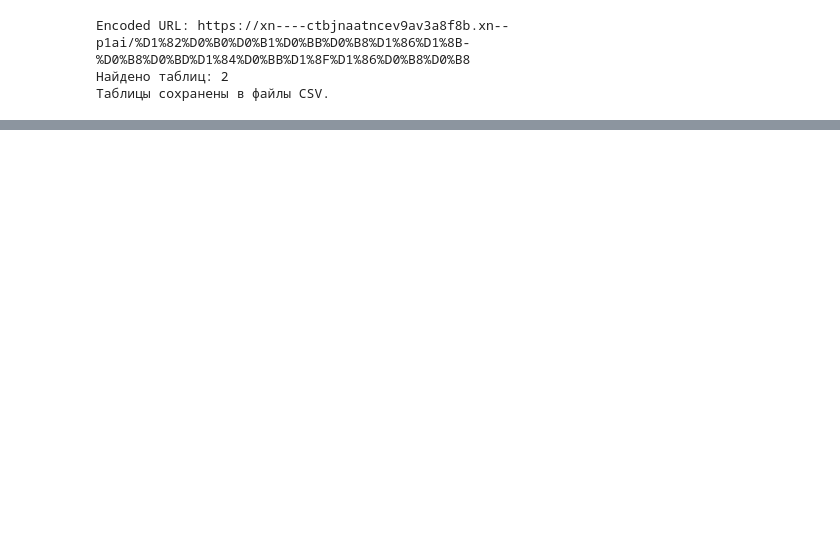
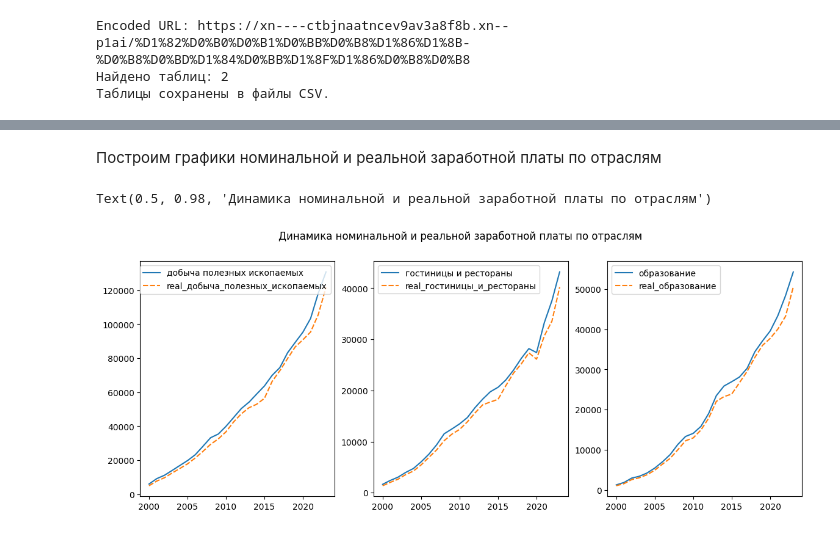
Before and after one commit to Kamilpnz/Start_DS, a Jupyter notebook: final_project.ipynb, the cells around one changed output, grey strips where cells are left out. Cells and saved outputs as stored; diff of their text form; code cells hidden in the pictures; blank space fills up the shorter version.

```diff
--- a/final_project.ipynb
+++ b/final_project.ipynb
@@ -221 +203,15 @@ df_main[['добыча полезных ископаемых', 'гостиниц
+# %% [markdown]
+Построим графики номинальной и реальной заработной платы по отраслям
+# %%
+plt.figure(figsize=(14, 5))
+plt.subplot(131)
+sns.lineplot(data = df_main[['добыча полезных ископаемых', 'real_добыча_полезных_ископаемых']])
+plt.subplot(132)
+sns.lineplot(data = df_main[['гостиницы и рестораны', 'real_гостиницы_и_рестораны']])
+plt.subplot(133)
+sns.lineplot(data = df_main[['образование', 'real_образование']])
+plt.suptitle('Динамика номинальной и реальной заработной платы по отраслям')
+# %% [output]
+Text(0.5, 0.98, 'Динамика номинальной и реальной заработной платы по отраслям')
+[figure, added]
 # %% [markdown]
```
Also changed, not shown: parts of 18 cells of this notebook, 1 other file.
